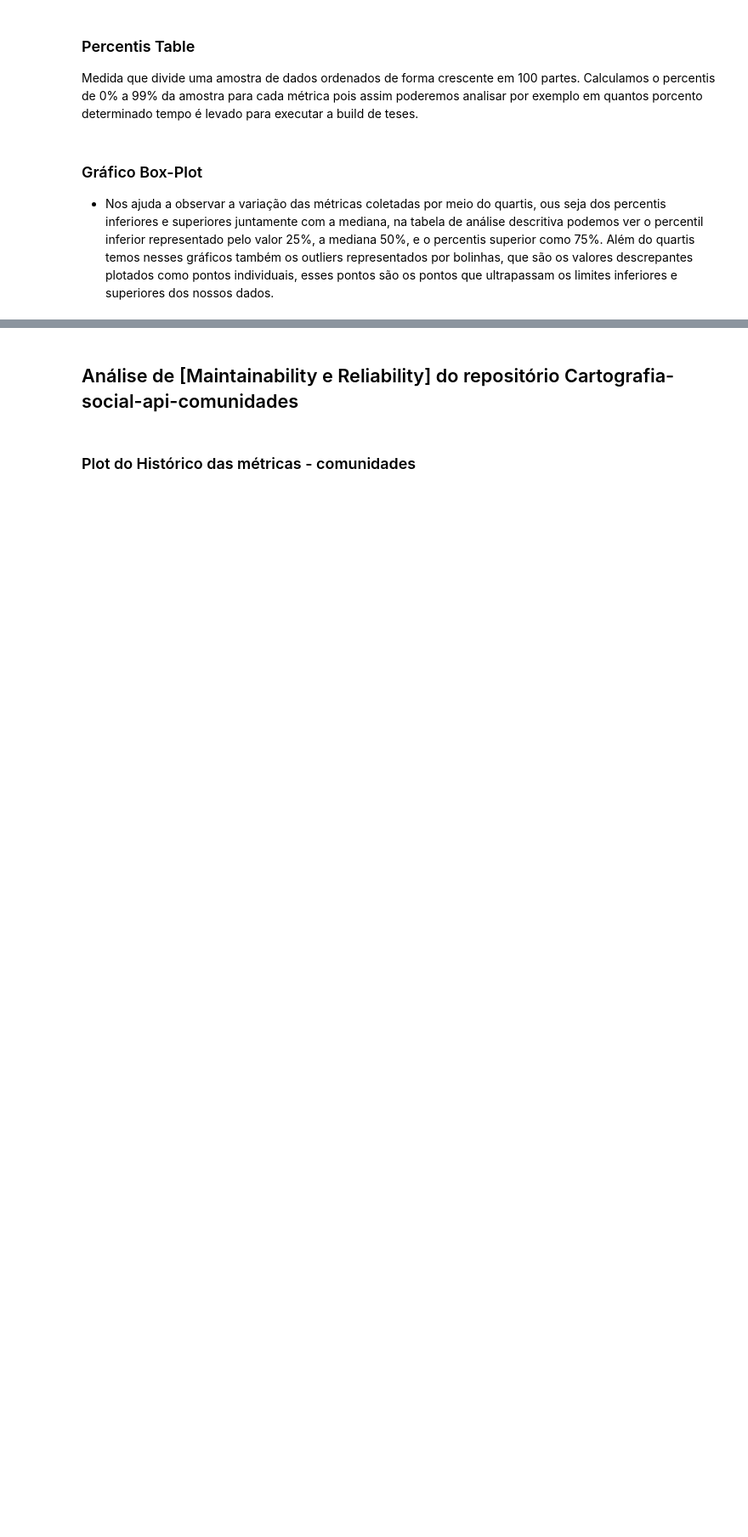
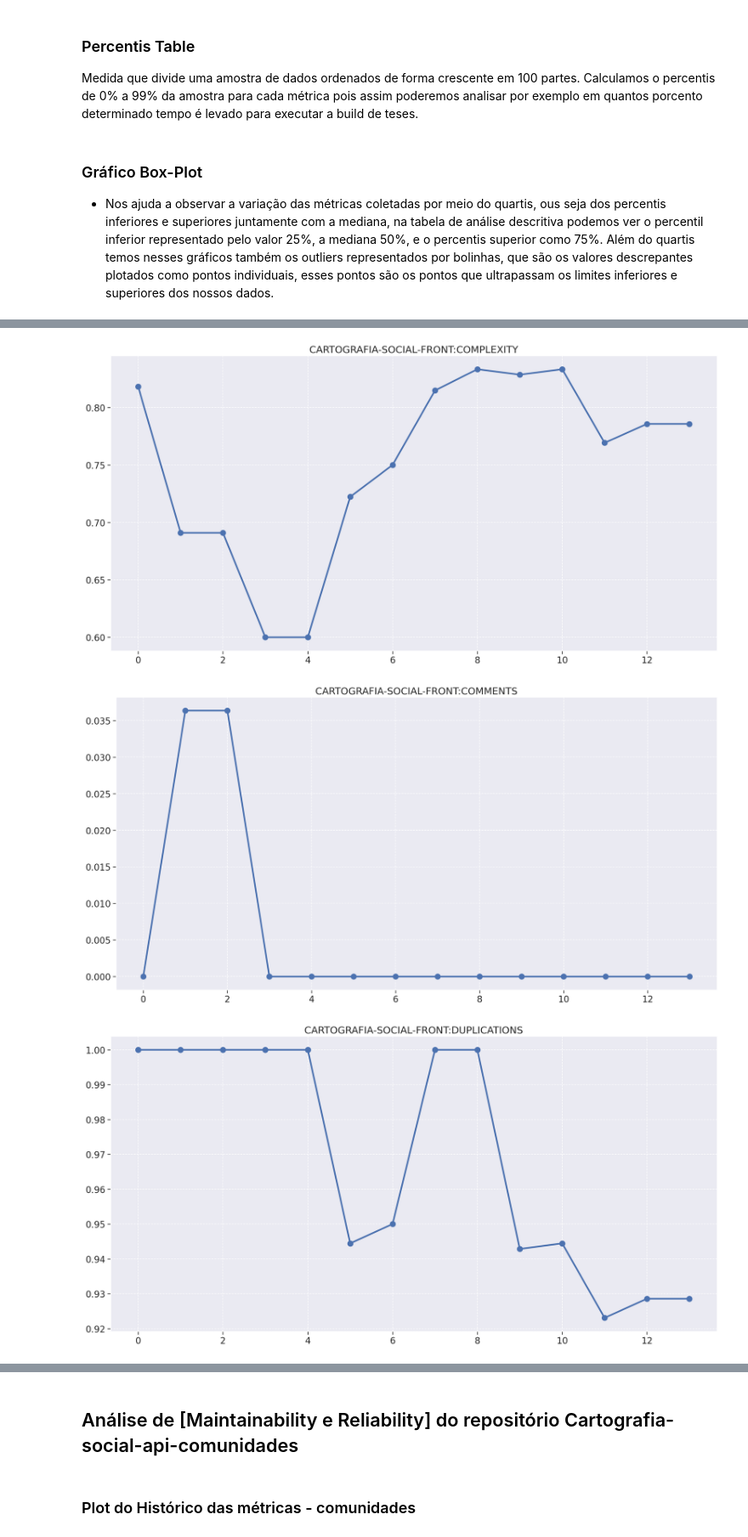
Before and after one commit to fga-eps-mds/2021.1-Cartografia-social-docs, a Jupyter notebook: analytics-raw-data/analytics1.ipynb, the cells around one changed output, grey strips where cells are left out. Shown at 85% size. Drawn from its saved outputs; the diff is of its cells as text; code cells hidden in the pictures; blank space fills up the shorter version.

Commit message:
[#95] - add frontend datas

```diff
--- a/analytics-raw-data/analytics1.ipynb
+++ b/analytics-raw-data/analytics1.ipynb
@@ -207,4 +216,0 @@ file_component_df = create_file_df(jsons)
-# %%
-#print(file_component_df['version'])
-file_component_df = file_component_df.sort_values(by='version')
-#print(file_component_df)
@@ -466,0 +468,4 @@ def plot_history(df, repository):
+# %%
+generic_df = front_metrics.copy()
+repository = "CARTOGRAFIA-SOCIAL-FRONT"
+generic_df
@@ -466,0 +490,6 @@ def plot_history(df, repository):
+# %%
+plot_history(generic_df, repository)
+# %% [output]
+[figure, added]
+[figure, added]
+[figure, added]
```
Also changed, not shown: parts of 31 cells of this notebook, 18 other files.
